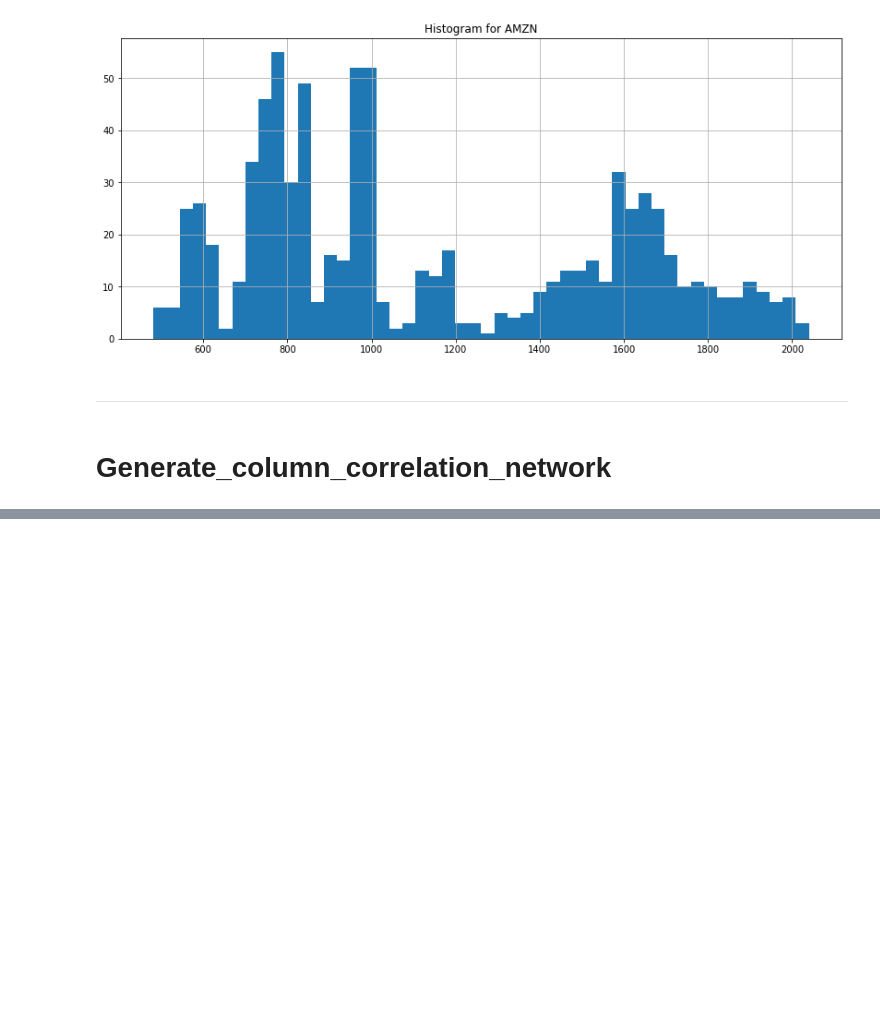
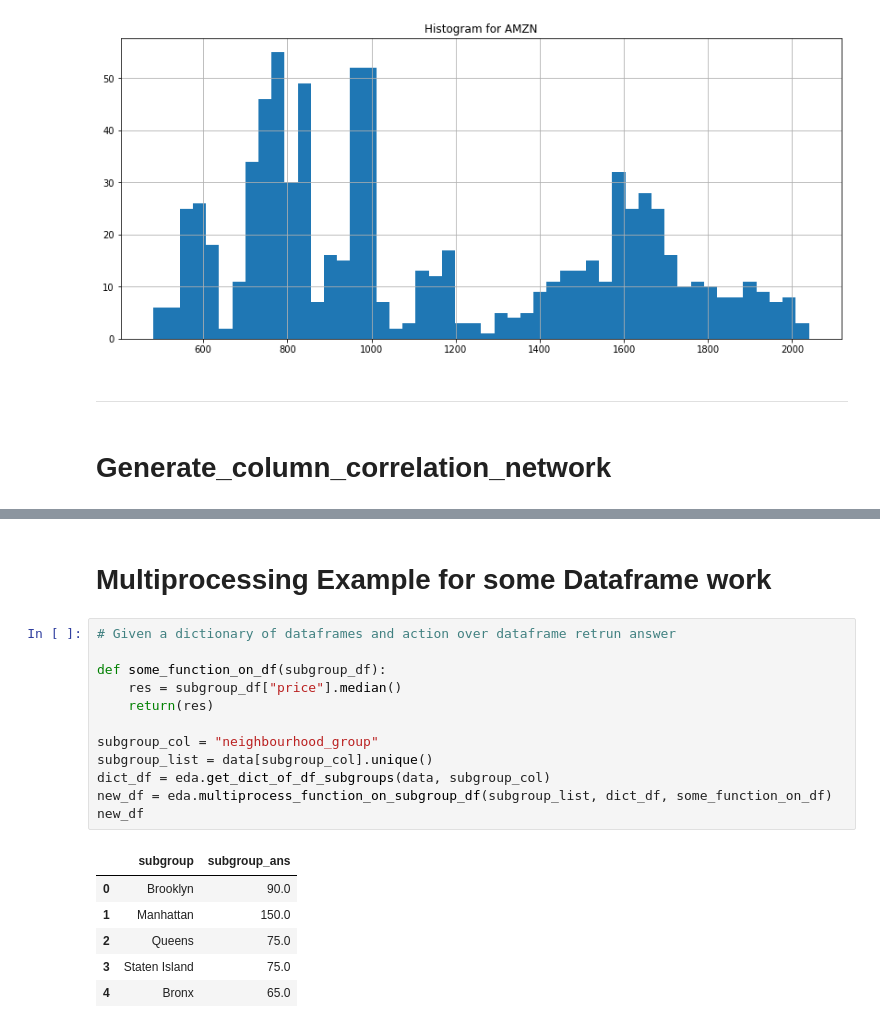
Before and after one commit to gefena/eda_utils, a Jupyter notebook: code/eda_example.ipynb, the cells around one changed output, grey strips where cells are left out. Drawn from its saved outputs; the diff is of its cells as text; blank space fills up the shorter version.

```diff
--- a/code/eda_example.ipynb
+++ b/code/eda_example.ipynb
@@ -610,0 +660,21 @@ number of edges: 29
+# %% [markdown]
+# Multiprocessing Example for some Dataframe work
+# %%
+# Given a dictionary of dataframes and action over dataframe retrun answer
+
+def some_function_on_df(subgroup_df):
+    res = subgroup_df["price"].median()
+    return(res)
+
+subgroup_col = "neighbourhood_group"
+subgroup_list = data[subgroup_col].unique()
+dict_df = eda.get_dict_of_df_subgroups(data, subgroup_col)
+new_df = eda.multiprocess_function_on_subgroup_df(subgroup_list, dict_df, some_function_on_df)
+new_df
+# %% [output]
+|  | subgroup | subgroup_ans |
+| 0 | Brooklyn | 90.0 |
+| 1 | Manhattan | 150.0 |
+| 2 | Queens | 75.0 |
+| 3 | Staten Island | 75.0 |
+| 4 | Bronx | 65.0 |
```
Also changed, not shown: parts of 11 cells of this notebook, 1 other file.
